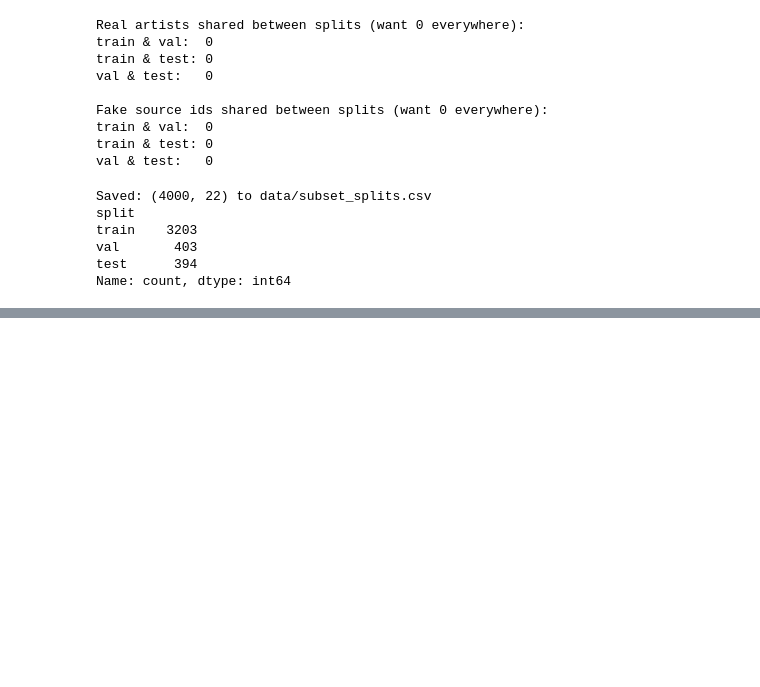
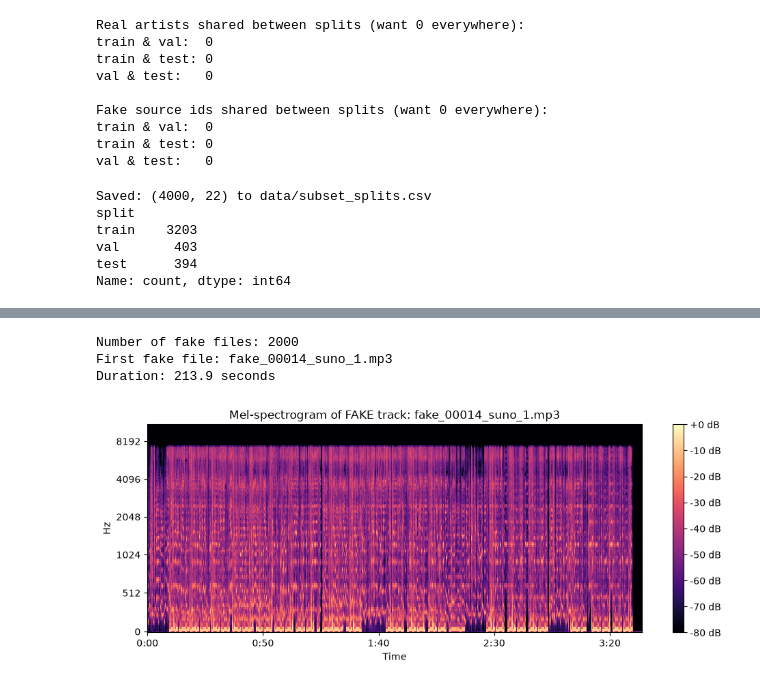
Before and after one commit to cianbond/ai-music-detector, a Jupyter notebook: explore_data.ipynb, the cells around one changed output, grey strips where cells are left out. Cells and saved outputs as stored; diff of their text form; code cells hidden in the pictures; blank space fills up the shorter version.

```diff
--- a/explore_data.ipynb
+++ b/explore_data.ipynb
@@ -293,0 +463,41 @@ Name: count, dtype: int64
+# %%
+# load and make a mel-spectrogram for one fake track to compare with the real one
+
+fake_dir = "data/audio/fake" # this is the folder of the fake tracks
+
+fake_files = os.listdir(fake_dir) # list all of the tracks in the folder
+
+print("Number of fake files:", len(fake_files)) # print how many there are
+
+print("First fake file:", fake_files[0]) # print the name of the first one
+
+# load it. own variable names (y_fake/sr_fake) so the real y/sr from earlier aren't overwritten
+
+fake_path = os.path.join(fake_dir, fake_files[0]) # creates full path to the first fake file
+
+y_fake, sr_fake = librosa.load(fake_path) # y_fake = waveform, sr_fake = sample rate (22050)
+
+print("Duration:", round(len(y_fake) / sr_fake, 1), "seconds") # length in seconds
+
+# make the mel-spectrogram (same as real in previous cell.)
+mel_fake = librosa.feature.melspectrogram(y=y_fake, sr=sr_fake, n_mels=128)
+
+mel_fake_db = librosa.power_to_db(mel_fake, ref=np.max)
+
+# draw it
+plt.figure(figsize=(10, 4))
+
+librosa.display.specshow(mel_fake_db, sr=sr_fake, x_axis="time", y_axis="mel")
+
+plt.colorbar(format="%+2.0f dB")
+
+plt.title(f"Mel-spectrogram of FAKE track: {fake_files[0]}")
+
+plt.tight_layout()
+
+plt.show()
+# %% [output]
+Number of fake files: 2000
+First fake file: fake_00014_suno_1.mp3
+Duration: 213.9 seconds
+[figure, added]
```
Also changed, not shown: parts of 5 cells of this notebook.
